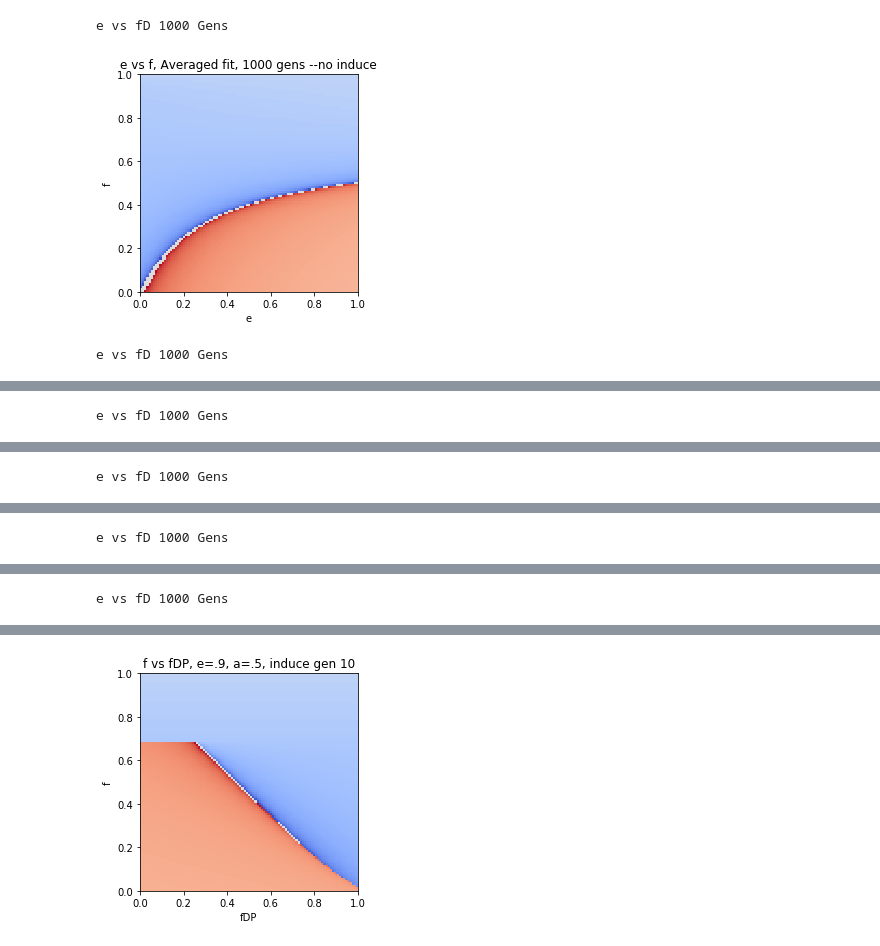
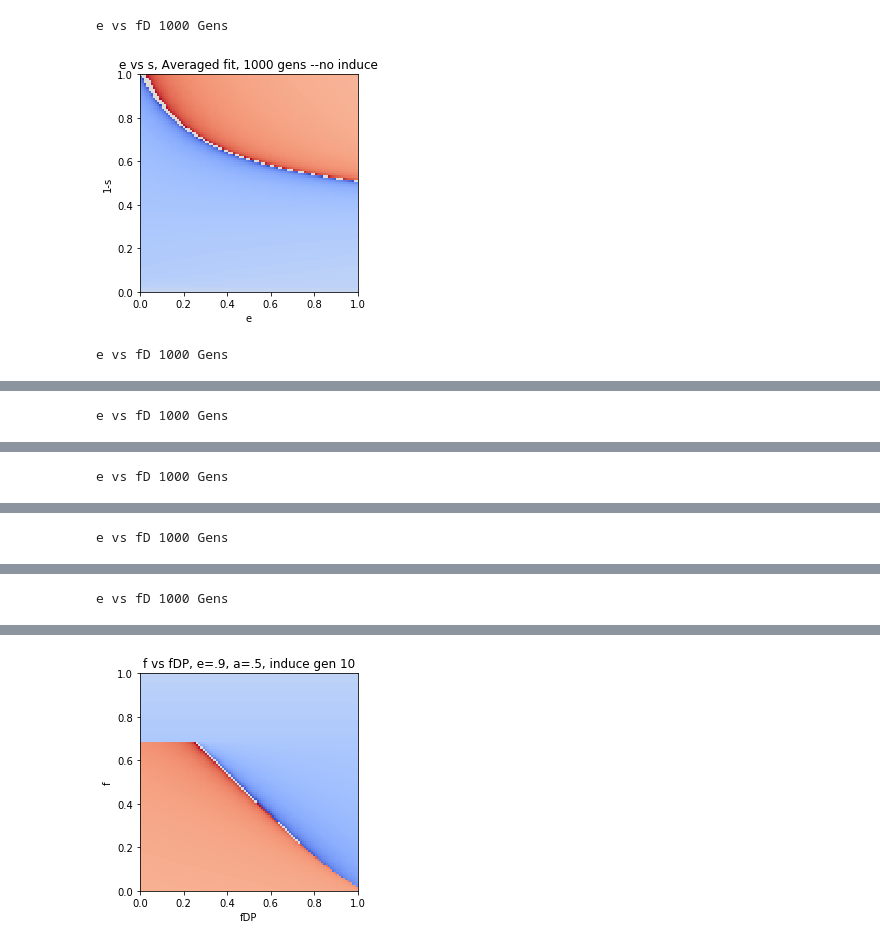
Before and after one commit to mgheffel/CRISPR-Gene-Drive-Population-Model, a Jupyter notebook: inducibleF.ipynb, the cells around one changed output, grey strips where cells are left out. Cells and saved outputs as stored; diff of their text form; code cells hidden in the pictures.

```diff
--- a/inducibleF.ipynb
+++ b/inducibleF.ipynb
@@ -133,104 +133,104 @@ run_simulation_iF(simData,True,True)
 # %%
 print('e vs fD 1000 Gens')
 xVals=np.arange(0,1.01,.01)
-yVals=np.arange(0,1.01,.01)
-X,Y=np.meshgrid(xVals,yVals)
-Z=np.zeros((len(xVals),len(yVals)))
+sVals=np.arange(1.01,0,-.01)
+X,Y=np.meshgrid(xVals,sVals)
+Z=np.zeros((len(xVals),len(sVals)))
 #run 2D sim e vs f
 for xIndex in range(len(xVals)):
     #x is e
-    for yIndex in range(len(yVals)):
+    for sIndex in range(len(sVals)):
         #y is f
-        simData={'qW':.999,'qD':.001,'qH':0,'sW':0,'sD':yVals[yIndex],'e':xVals[xIndex],'sDP':.99,'a':0,'d':.5,'generations':1000,'induceStart':10}
+        simData={'qW':.999,'qD':.001,'qH':0,'sW':0,'sD':sVals[sIndex],'e':xVals[xIndex],'sDP':.99,'a':0,'d':.5,'generations':1000,'induceStart':10}
 
         takeover=run_simulation_iF(simData)
-        Z[yIndex,xIndex]=takeover
-model3D(X,Y,Z,'e','f','e vs f, Averaged fit, 1000 gens --no induce')
+        Z[sIndex,xIndex]=takeover
+model3D(X,Y,Z,'e','1-s','e vs s, Averaged fit, 1000 gens --no induce')
 
 print('e vs fD 1000 Gens')
 xVals=np.arange(0,1.01,.01)
-yVals=np.arange(0,1.01,.01)
-X,Y=np.meshgrid(xVals,yVals)
-Z=np.zeros((len(xVals),len(yVals)))
+sVals=np.arange(1.01,0,-.01)
+X,Y=np.meshgrid(xVals,sVals)
+Z=np.zeros((len(xVals),len(sVals)))
 #run 2D sim e vs f
 for xIndex in range(len(xVals)):
     #x is e
-    for yIndex in range(len(yVals)):
+    for sIndex in range(len(sVals)):
         #y is f
-        simData={'qW':.999,'qD':.001,'qH':0,'sW':0,'sD':yVals[yIndex],'e':xVals[xIndex],'sDP':.5,'a':.9,'d':.5,'generations':1000,'induceStart':10}
+        simData={'qW':.999,'qD':.001,'qH':0,'sW':0,'sD':sVals[sIndex],'e':xVals[xIndex],'sDP':.5,'a':.9,'d':.5,'generations':1000,'induceStart':10}
 
 
         takeover=run_simulation_iF(simData)
-        Z[yIndex,xIndex]=takeover
-model3D(X,Y,Z,'e','f','e vs f, fDP=.5')
+        Z[sIndex,xIndex]=takeover
+model3D(X,Y,Z,'e','1-s','e vs s, sDP=.5')
 
 print('e vs fD 1000 Gens')
 xVals=np.arange(0,1.01,.01)
-yVals=np.arange(0,1.01,.01)
-X,Y=np.meshgrid(xVals,yVals)
-Z=np.zeros((len(xVals),len(yVals)))
+sVals=np.arange(1.01,0,-.01)
+X,Y=np.meshgrid(xVals,sVals)
+Z=np.zeros((len(xVals),len(sVals)))
 #run 2D sim e vs f
 for xIndex in range(len(xVals)):
     #x is e
-    for yIndex in range(len(yVals)):
+    for sIndex in range(len(sVals)):
         #y is f
-        simData={'qW':.999,'qD':.001,'qH':0,'sW':0,'sD':yVals[yIndex],'e':xVals[xIndex],'sDP':.6,'a':.9,'d':.5,'generations':1000,'induceStart':10}
+        simData={'qW':.999,'qD':.001,'qH':0,'sW':0,'sD':sVals[sIndex],'e':xVals[xIndex],'sDP':.6,'a':.9,'d':.5,'generations':1000,'induceStart':10}
 
 
         takeover=run_simulation_iF(simData)
-        Z[yIndex,xIndex]=takeover
-model3D(X,Y,Z,'e','f','e vs f, fDP=.4')
+        Z[sIndex,xIndex]=takeover
+model3D(X,Y,Z,'e','1-s','e vs s, sDP=.6')
 
 print('e vs fD 1000 Gens')
 xVals=np.arange(0,1.01,.01)
-yVals=np.arange(0,1.01,.01)
-X,Y=np.meshgrid(xVals,yVals)
-Z=np.zeros((len(xVals),len(yVals)))
+sVals=np.arange(1.01,0,-.01)
+X,Y=np.meshgrid(xVals,sVals)
+Z=np.zeros((len(xVals),len(sVals)))
 #run 2D sim e vs f
 for xIndex in range(len(xVals)):
     #x is e
-    for yIndex in range(len(yVals)):
+    for sIndex in range(len(sVals)):
         #y is f
-        simData={'qW':.999,'qD':.001,'qH':0,'sW':0,'sD':yVals[yIndex],'e':xVals[xIndex],'sDP':.6,'a':.7,'d':.5,'generations':1000,'induceStart':10}
+        simData={'qW':.999,'qD':.001,'qH':0,'sW':0,'sD':sVals[sIndex],'e':xVals[xIndex],'sDP':.6,'a':.7,'d':.5,'generations':1000,'induceStart':10}
 
 
         takeover=run_simulation_iF(simData)
-        Z[yIndex,xIndex]=takeover
-model3D(X,Y,Z,'e','f','e vs f, fDP=.4')
+        Z[sIndex,xIndex]=takeover
+model3D(X,Y,Z,'e','1-s','e vs s, sDP=.6')
 
 print('e vs fD 1000 Gens')
 xVals=np.arange(0,1.01,.01)
-yVals=np.arange(0,1.01,.01)
-X,Y=np.meshgrid(xVals,yVals)
-Z=np.zeros((len(xVals),len(yVals)))
+sVals=np.arange(1.01,0,-.01)
+X,Y=np.meshgrid(xVals,sVals)
+Z=np.zeros((len(xVals),len(sVals)))
 #run 2D sim e vs f
 for xIndex in range(len(xVals)):
     #x is e
-    for yIndex in range(len(yVals)):
+    for sIndex in range(len(sVals)):
         #y is f
-        simData={'qW':.999,'qD':.001,'qH':0,'sW':0,'sD':yVals[yIndex],'e':xVals[xIndex],'sDP':.6,'a':.5,'d':.5,'generations':1000,'induceStart':10}
+        simData={'qW':.999,'qD':.001,'qH':0,'sW':0,'sD':sVals[sIndex],'e':xVals[xIndex],'sDP':.6,'a':.5,'d':.5,'generations':1000,'induceStart':10}
 
         takeover=run_simulation_iF(simData)
-        Z[yIndex,xIndex]=takeover
-model3D(X,Y,Z,'e','f','e vs f, fDP=.4')
+        Z[sIndex,xIndex]=takeover
+model3D(X,Y,Z,'e','1-s','e vs s, sDP=.6')
 
 print('e vs fD 1000 Gens')
 xVals=np.arange(0,1.01,.01)
-yVals=np.arange(0,1.01,.01)
-X,Y=np.meshgrid(xVals,yVals)
-Z=np.zeros((len(xVals),len(yVals)))
+sVals=np.arange(1.01,0,-.01)
+X,Y=np.meshgrid(xVals,sVals)
+Z=np.zeros((len(xVals),len(sVals)))
 #run 2D sim e vs f
 for xIndex in range(len(xVals)):
     #x is e
-    for yIndex in range(len(yVals)):
+    for sIndex in range(len(sVals)):
         #y is f
-        simData={'qW':.999,'qD':.001,'qH':0,'sW':0,'sD':yVals[yIndex],'e':xVals[xIndex],'sDP':.6,'a':.3,'d':.5,'generations':1000,'induceStart':10}
+        simData={'qW':.999,'qD':.001,'qH':0,'sW':0,'sD':sVals[sIndex],'e':xVals[xIndex],'sDP':.6,'a':.3,'d':.5,'generations':1000,'induceStart':10}
 
 
         takeover=run_simulation_iF(simData)
-        Z[yIndex,xIndex]=takeover
-model3D(X,Y,Z,'e','f','e vs f, fDP=.4')
+        Z[sIndex,xIndex]=takeover
+model3D(X,Y,Z,'e','1-s','e vs s, sDP=.6')
 # %% [output]
 e vs fD 1000 Gens
-[figure, old version]
+[figure, new version]
 e vs fD 1000 Gens
```
Also changed, not shown: parts of 4 cells of this notebook, 2 other files.
